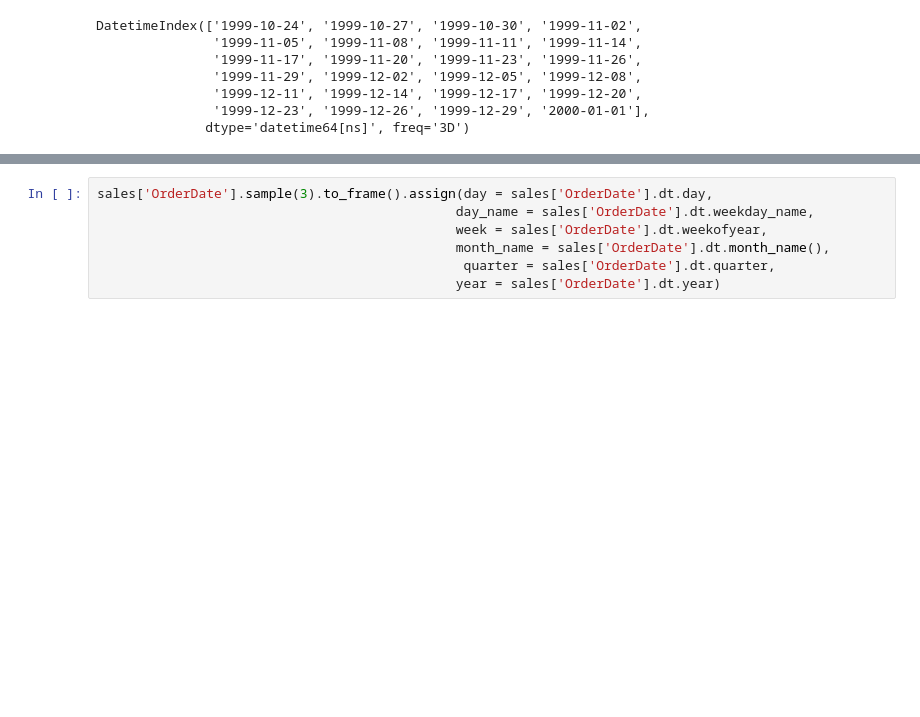
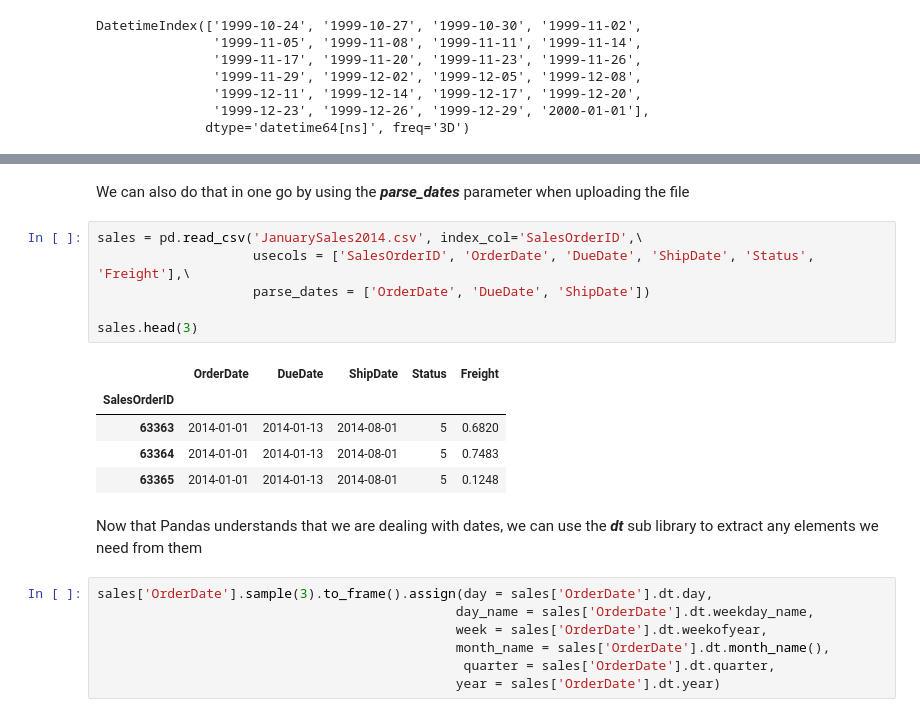
Before and after one commit to Elad-p/Python, a Jupyter notebook: Data Analysis/Working With Dates.ipynb, the cells around one changed output, grey strips where cells are left out. Cells and saved outputs as stored; diff of their text form; blank space fills up the shorter version.

```diff
--- a/Data Analysis/Working With Dates.ipynb
+++ b/Data Analysis/Working With Dates.ipynb
@@ -280,3 +421,19 @@ sales.head(3)
+# %% [markdown]
+We can also do that in one go by using the ***parse_dates*** parameter when uploading the file
+# %%
+sales = pd.read_csv('JanuarySales2014.csv', index_col='SalesOrderID',\
+                    usecols = ['SalesOrderID', 'OrderDate', 'DueDate', 'ShipDate', 'Status', 'Freight'],\
+                    parse_dates = ['OrderDate', 'DueDate', 'ShipDate'])
+
+sales.head(3)
+# %% [output]
+|  | OrderDate | DueDate | ShipDate | Status | Freight |
+| SalesOrderID |  |  |  |  |  |
+| 63363 | 2014-01-01 | 2014-01-13 | 2014-08-01 | 5 | 0.6820 |
+| 63364 | 2014-01-01 | 2014-01-13 | 2014-08-01 | 5 | 0.7483 |
+| 63365 | 2014-01-01 | 2014-01-13 | 2014-08-01 | 5 | 0.1248 |
+# %% [markdown]
+Now that Pandas understands that we are dealing with dates, we can use the ***dt*** sub library to extract any elements we need from them
 # %%
 sales['OrderDate'].sample(3).to_frame().assign(day = sales['OrderDate'].dt.day,
                                               day_name = sales['OrderDate'].dt.weekday_name,
```
Also changed, not shown: parts of 43 cells of this notebook.
